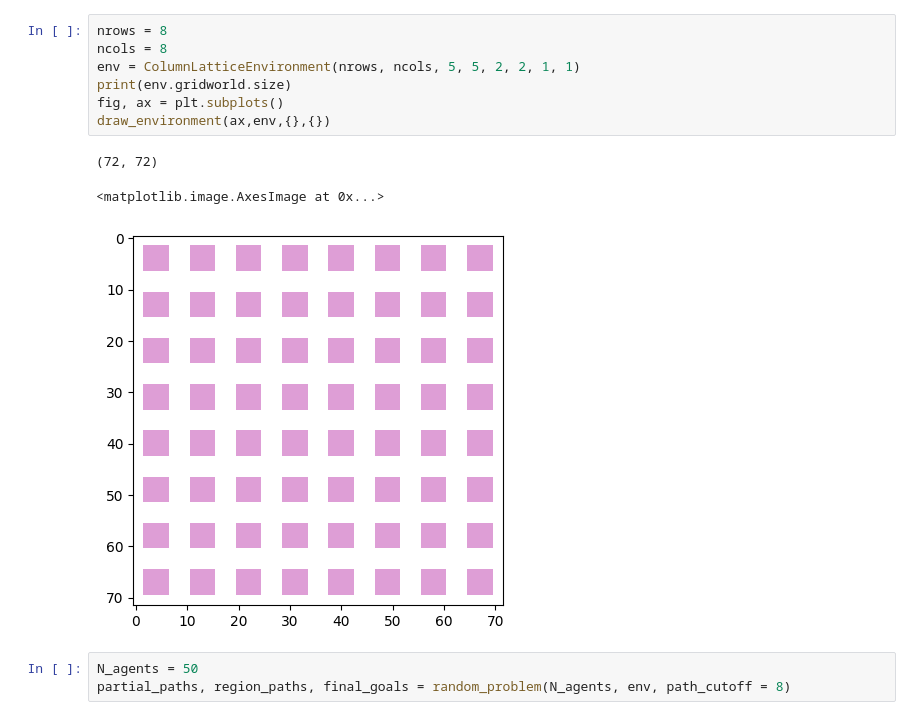
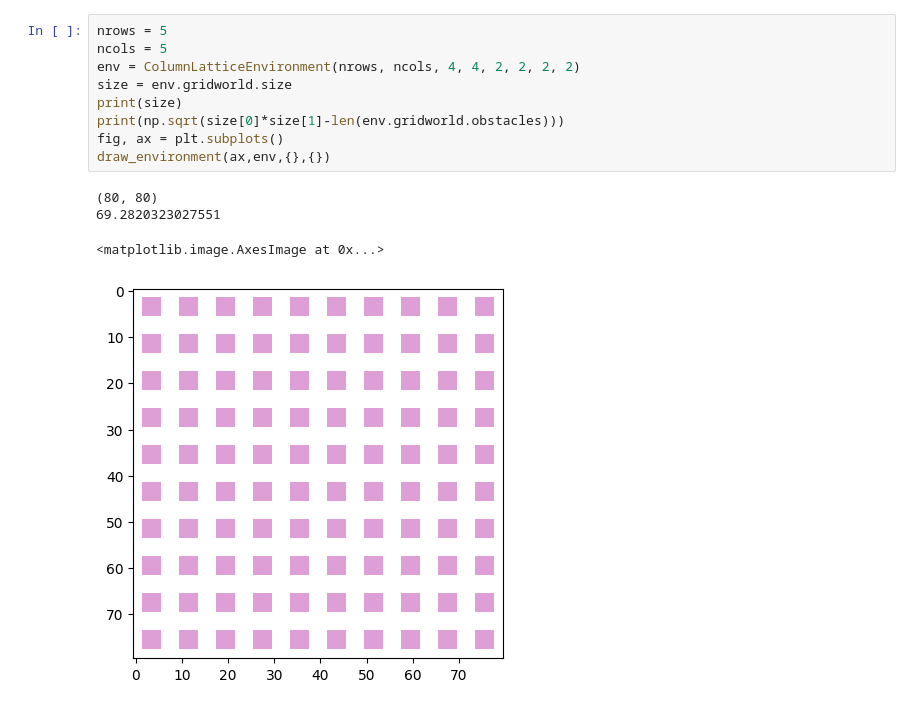
Before and after one commit to JGSuw/multirobot_planning, a Jupyter notebook: cbs/rcbs.ipynb, the cells around one changed output. Drawn from its saved outputs; the diff is of its cells as text.

```diff
--- a/cbs/rcbs.ipynb
+++ b/cbs/rcbs.ipynb
@@ -7,14 +96,14 @@ from matplotlib import pyplot as plt
 # %%
-nrows = 8
-ncols = 8
-env = ColumnLatticeEnvironment(nrows, ncols, 5, 5, 2, 2, 1, 1)
-print(env.gridworld.size)
+nrows = 5
+ncols = 5
+env = ColumnLatticeEnvironment(nrows, ncols, 4, 4, 2, 2, 2, 2)
+size = env.gridworld.size
+print(size)
+print(np.sqrt(size[0]*size[1]-len(env.gridworld.obstacles)))
 fig, ax = plt.subplots()
 draw_environment(ax,env,{},{})
 # %% [output]
-(72, 72)
+(80, 80)
+69.2820323027551
 <matplotlib.image.AxesImage at 0x...>
-[figure, old version]
+[figure, new version]
-# %%
-N_agents = 50
-partial_paths, region_paths, final_goals = random_problem(N_agents, env, path_cutoff = 8)
```
Also changed, not shown: parts of 13 cells of this notebook, 4 other files.
